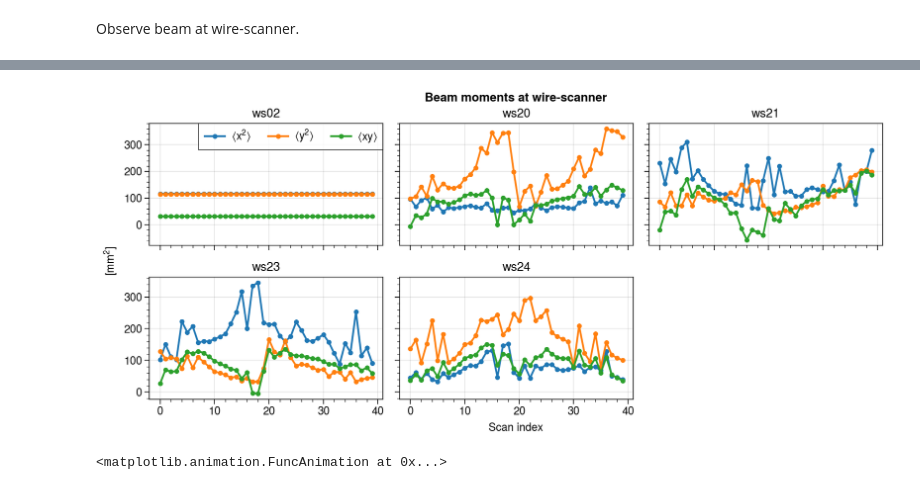
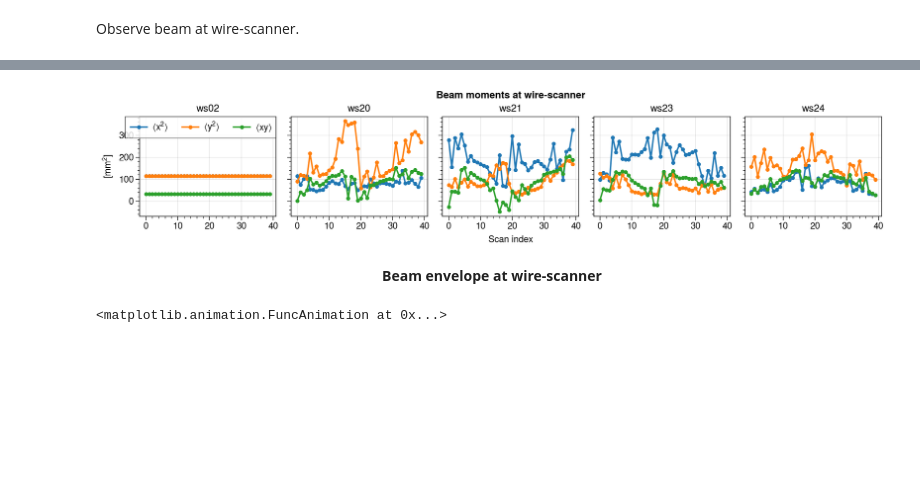
Before and after one commit to austin-hoover/accphys-tools, a Jupyter notebook: pyorbit_studies/measurement/scan/analysis.ipynb, the cells around one changed output, grey strips where cells are left out. Saved outputs shown, nothing was run; the diff lists cells and outputs as text; code cells hidden in the pictures; blank space fills up the shorter version.

```diff
--- a/pyorbit_studies/measurement/scan/analysis.ipynb
+++ b/pyorbit_studies/measurement/scan/analysis.ipynb
@@ -107,11 +107,10 @@ Sigma0 = 1e6 * np.load('_output/data/Sigma0.npy')
 # %% [markdown]
 Observe beam at wire-scanner.
 # %%
-fig, axes = plot.subplots(nrows=2, ncols=3, figsize=(9, 4))
+fig, axes = plot.subplots(ncols=5, figsize=(11, 2.25))
 for ax, ws_name in zip(axes, ws_names):
     ax.plot(phase_advances_dict[ws_name] % 1, marker='.');
     ax.set_title(ws_name, color='grey' if ws_name not in ws_names_to_use_in_scan else 'k')
 axes.format(ylabel='Frac. phase / ($2\pi$)', xlabel='Scan index', suptitle='Phase advance at wire-scanner')
-axes[-1].axis('off')
-axes[0].legend(labels=['x', 'y'], ncols=1);
+axes[0].legend(labels=['x', 'y'], ncols=3);
 # %% [output]
@@ -119,15 +118,16 @@ axes[0].legend(labels=['x', 'y'], ncols=1);
 # %%
-fig, axes = plot.subplots(nrows=2, ncols=3, figsize=(9, 4))
+fig, axes = plot.subplots(ncols=5, figsize=(11, 2.25))
 for ax, ws_name in zip(axes, ws_names):
     ax.plot(moments_dict[ws_name][:, 0], marker='.')
     ax.plot(moments_dict[ws_name][:, 1], marker='.')
     ax.plot(moments_dict[ws_name][:, 2], marker='.')
     ax.set_title(ws_name, color='grey' if ws_name not in ws_names_to_use_in_scan else 'k')
 axes.format(ylabel='[mm$^2$]', xlabel='Scan index', suptitle='Beam moments at wire-scanner')
 axes[0].legend(labels=[r'$\langle{x^2}\rangle$', r'$\langle{y^2}\rangle$', r'$\langle{xy}\rangle$']);
-axes[-1].axis('off');
 # %% [output]
-[figure, old version]
+[figure, new version]
+# %% [markdown]
+<center><b>Beam envelope at wire-scanner<b><center>
 # %%
 coords_list = [ea.get_ellipse_coords(env_params_dict[ws_name]) for ws_name in ws_names]
 
```
Also changed, not shown: parts of 14 cells of this notebook, 9 other files.
